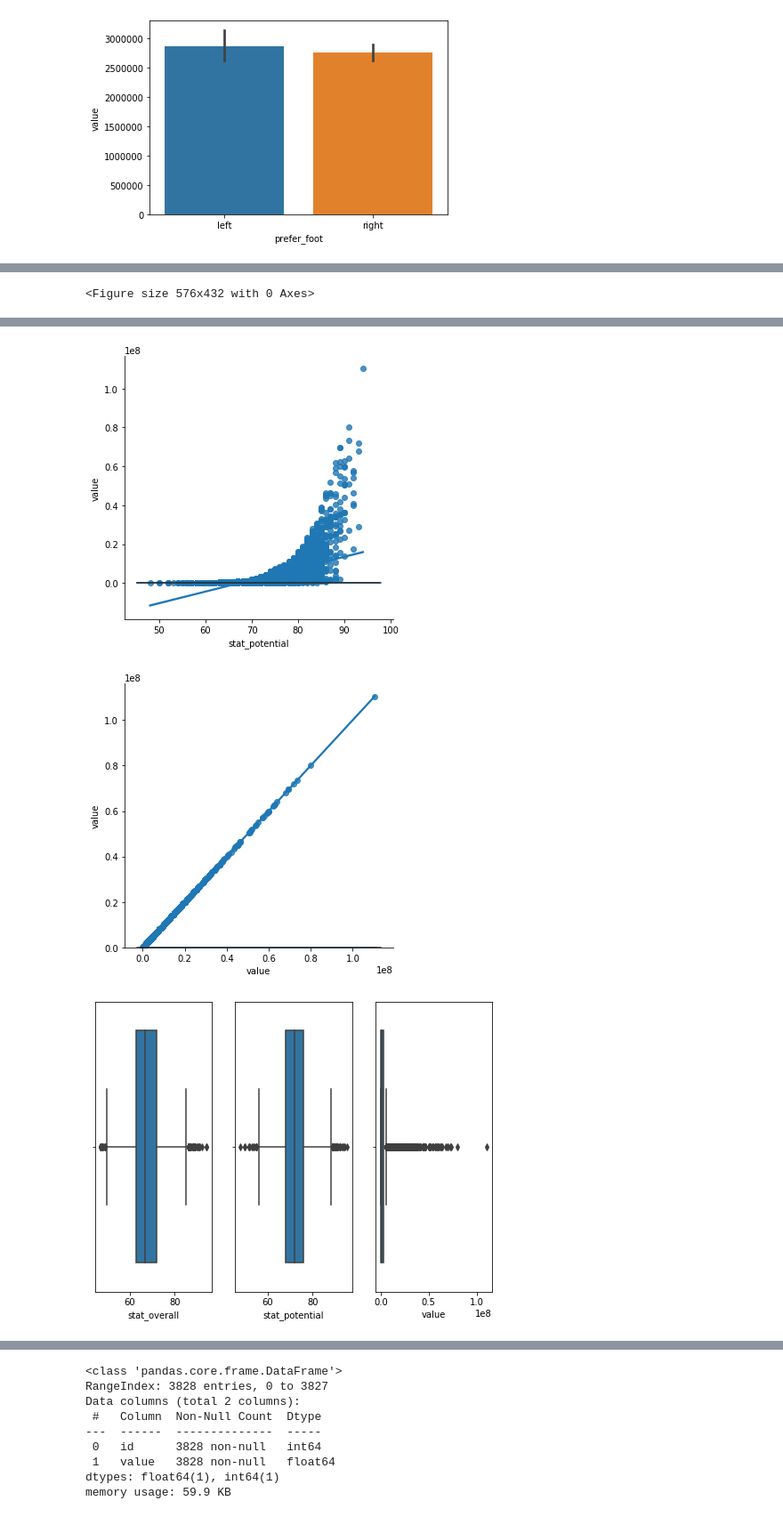
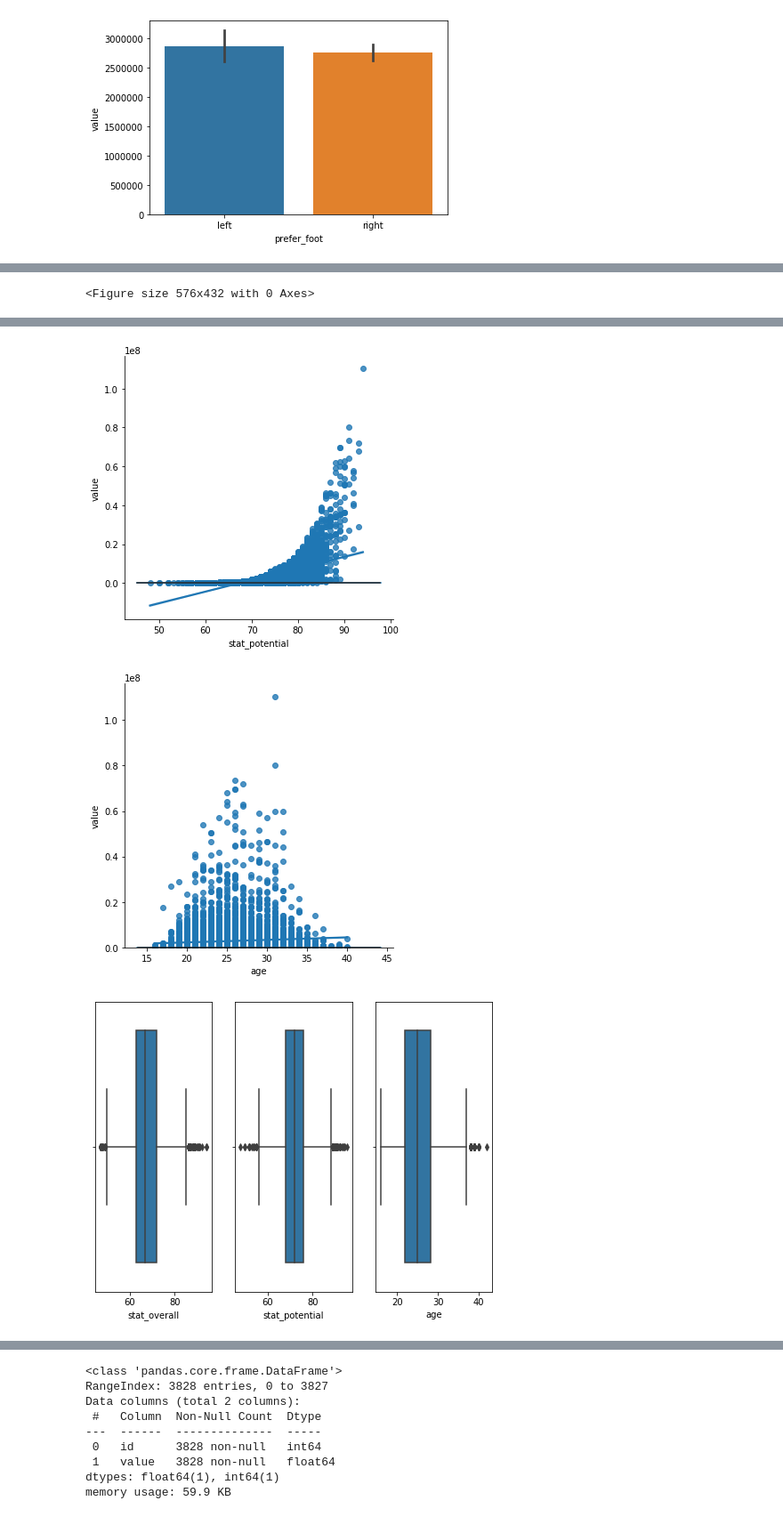
Before and after one commit to DominKim/Dacon_FiFa_Value, a Jupyter notebook: Player Value estimate A to Z.ipynb, the cells around one changed output, grey strips where cells are left out. Shown at 89% size. Saved outputs shown, nothing was run; the diff lists cells and outputs as text; code cells hidden in the pictures.

```diff
--- a/Player Value estimate A to Z.ipynb
+++ b/Player Value estimate A to Z.ipynb
@@ -19,8 +19,8 @@ from scipy import stats
 from scipy.stats import norm, skew
 
 # train / test set load
-train = pd.read_csv("C:/ITWILL/4_Python-II/data/FIFA_train.csv")
-test = pd.read_csv("C:/ITWILL/4_Python-II/data/FIFA_test.csv")
+train = pd.read_csv("../FIFA_train.csv")
+test = pd.read_csv("../FIFA_test.csv")
 # %%
 # dataset info
 train.info() # (8932, 12)
@@ -179,9 +180,9 @@ prefter_right = comdata.loc[comdata["prefer_foot"] == "right", "value"]
 prefter_right = prefter_right.dropna()
 
 stats.ttest_ind(prefter_left, prefter_right)
-# pvalue > 0.05, 왼발과 오른발에는 평균에는 차이가 없다
-# 그럼므로 주사용 발에 따른 선수가치에는 차이가 없으므로 선수가치를 판단할때는 제거한다.
-comdata = comdata.drop(["prefer_foot"], axis = 1)
+# pvalue > 0.05, 왼발과 오른발에는 평균에는 차이가 없다.
+# 오른발 = 0, 왼발 = 1로 분류
+comdata["prefer_foot"] = comdata["prefer_foot"].replace(["right", "left"], [0, 1])
 # %% [output]
                     value
                      mean count
@@ -194,7 +195,7 @@ right        2.752150e+06  6837
 g = sns.barplot(x = "reputation", y = "value", data = comdata)
 print(comdata[["reputation", "value"]].groupby(["reputation"]).agg(["mean", "count"]))
 print(comdata["reputation"].unique())
-print(comdata["reputation"].describe())
+comdata["reputation"] = comdata["reputation"].astype("category")
 # %% [output]
                    value
                     mean count
@@ -218,7 +210,5 @@ Name: reputation, dtype: float64
 # %%
 # stat_skill_moves
 g = sns.barplot(x = "stat_skill_moves", y = "value", data = comdata)
-print(comdata[["stat_skill_moves", "value"]].groupby(["stat_skill_moves"]).mean())
-print(comdata["stat_skill_moves"].unique())
-print(comdata["stat_skill_moves"].describe())
+comdata["stat_skill_moves"] = comdata["stat_skill_moves"].astype("category")
 # %% [output]
@@ -243,24 +216,25 @@ Name: stat_skill_moves, dtype: float64
 # %%
 # 연속형변수 확인
 # 'age', 'stat_overall', 'stat_potential'
 # 스케일링
-ind_idx_num = ['stat_overall', 'stat_potential', "value"]
+ind_idx_num = ['stat_overall', 'stat_potential', "age"]
 de_idx = "value"
 
 
 plt.figure(figsize  = (8, 6))
 for i in ind_idx_num:
     sns.lmplot(x = i, y = "value", data = comdata)
     sns.distplot(comdata[i], fit = norm)
 
 fig, ax = plt.subplots(ncols = 3, figsize  = (8, 6))
 
 for i, j in enumerate(ind_idx_num):
     sns.boxplot(x = comdata[j], ax = ax[i])
+# 다수의 이상치 존재
 # %% [output]
 <Figure size 576x432 with 0 Axes>
 [figure]
 [figure]
-[figure, old version]
+[figure, new version]
-[figure, old version]
+[figure, new version]
 # %%
```
Also changed, not shown: parts of 14 cells of this notebook.
